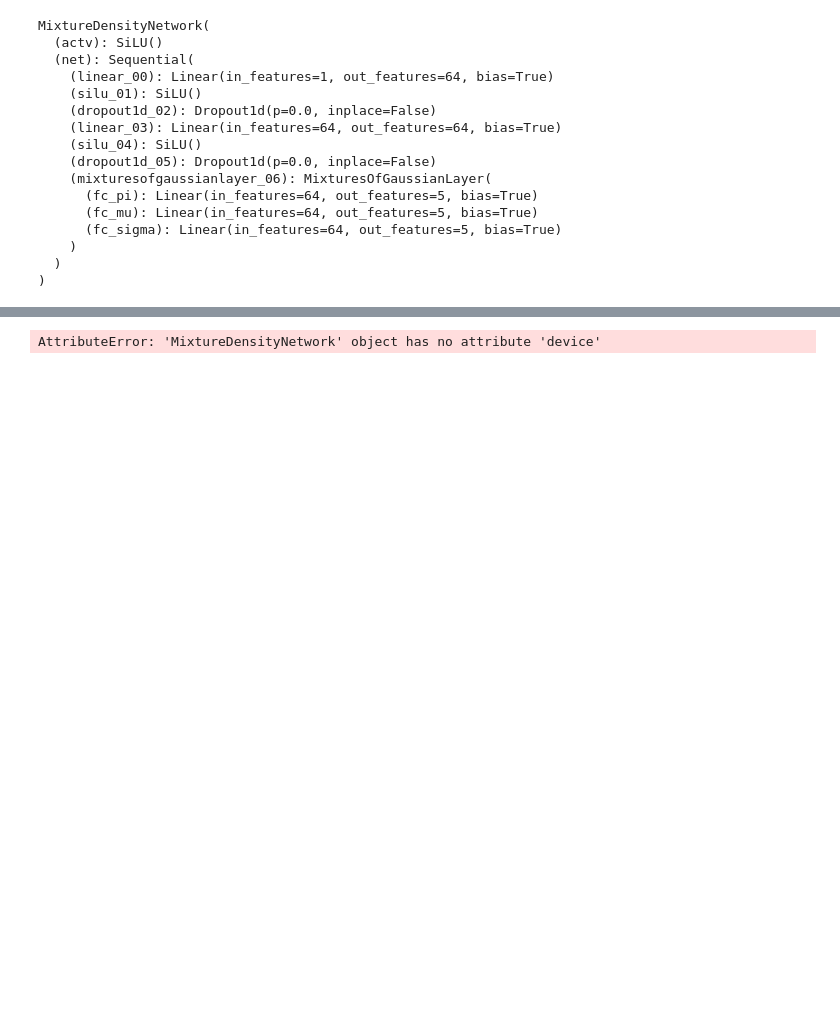
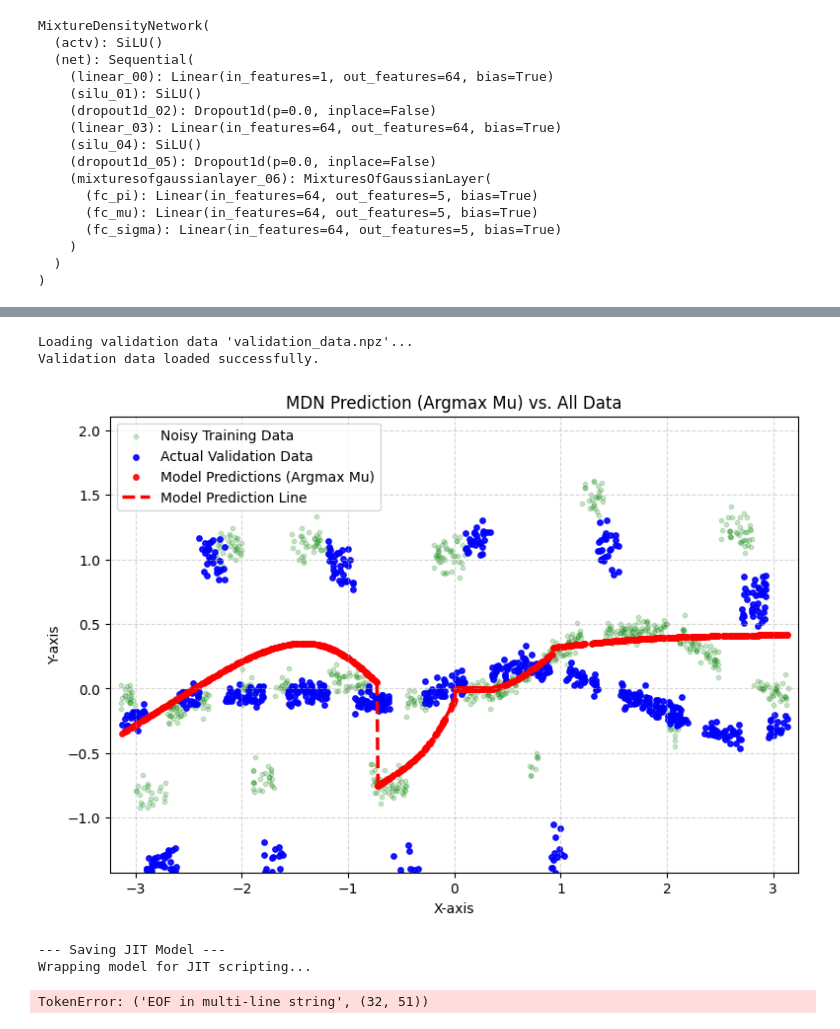
Before and after one commit to baokhanhle123/DL-mid-exam-eval, a Jupyter notebook: 2025012848_test_data.ipynb, the cells around one changed output, grey strips where cells are left out. Saved outputs shown, nothing was run; the diff lists cells and outputs as text; code cells hidden in the pictures; blank space fills up the shorter version.

```diff
--- a/2025012848_test_data.ipynb
+++ b/2025012848_test_data.ipynb
@@ -194,7 +194,74 @@ Start training
 ... (4 outputs left out)
+# %%
+print("Loading validation data 'validation_data.npz'...")
+val_data = np.load('./data2/noisy_data.npz')
+x_val = val_data['x']
+y_val = val_data['y']
+print("Validation data loaded successfully.")
+
+# Prepare validation data (reshape and convert to tensor)
+if x_val.ndim == 1: x_val = x_val.reshape(-1, 1)
+if y_val.ndim == 1: y_val = y_val.reshape(-1, 1)
+
+x_val_tensor = torch.tensor(x_val).float()
+
+# Set model to evaluation mode
+mdn.eval()
+
+# Get model predictions for the validation set
+with torch.no_grad():
+    # 1. Get the full GMM parameters
+    pi_val, mu_val, sigma_val = mdn(x_val_tensor)
+
+    # 2. Get the *most probable* mean (our final prediction)
+    #    This is the key! We are no longer using a single, overfitted output.
+    y_val_pred_tensor = get_argmax_mu(pi_val, mu_val)
+
+# Convert all data back to NumPy for plotting
+y_val_pred_np = th2np(y_val_pred_tensor)
+x_val_np = th2np(x_val_tensor)
+y_val_np = y_val # Already a numpy array
+
+# Create the scatter plot
+plt.figure(figsize=(9, 6))
+
+# Plot the original training data (with noise)
+plt.scatter(x_train, y_train, color='green', label='Noisy Training Data', s=10, alpha=0.2)
+
+# Plot the actual validation data (the "ground truth")
+plt.scatter(x_val_np, y_val_np, color='blue', label='Actual Validation Data', s=15, alpha=0.9)
+
+# Plot the model's predictions (The most probable mean)
+plt.scatter(x_val_np, y_val_pred_np, color='red', label='Model Predictions (Argmax Mu)', s=15, alpha=0.9)
+
+# Plot the prediction line
+sort_indices = np.argsort(x_val_np.squeeze())
+plt.plot(x_val_np[sort_indices], y_val_pred_np[sort_indices], color='red', linestyle='--', linewidth=2.5, label='Model Prediction Line')
+
+plt.title('MDN Prediction (Argmax Mu) vs. All Data')
+plt.xlabel('X-axis')
+plt.ylabel('Y-axis')
+plt.legend()
+plt.grid(True, linestyle='--', alpha=0.5)
+plt.ylim(y_train.min() - 0.5, y_train.max() + 0.5) # Set Y-limits
+plt.xlim(x_train.min() - 0.1, x_train.max() + 0.1) # Set X-limits
+plt.show()
+# %% [output]
+Loading validation data 'validation_data.npz'...
+Validation data loaded successfully.
+[figure, added]
 # %%
-from jit_wrap.py import save_jit_mode
+# exit()
+print("\n--- Saving JIT Model ---")
+# Ensure the 'model/' directory exists
+os.makedirs('../model2', exist_ok=True)
 
-jit
+# Set model to evaluation mode (turns off dropout, etc.)
+mdn.eval()
+JIT_MODEL_PATH = f"../model2/sample.pth"
+# Save the JIT-scripted model
+save_jit_model(mdn, JIT_MODEL_PATH)
 # %% [output]
-AttributeError: 'MixtureDensityNetwork' object has no attribute 'device'
+--- Saving JIT Model ---
+Wrapping model for JIT scripting...
+TokenError: ('EOF in multi-line string', (32, 51))
```
Also changed, not shown: parts of 5 cells of this notebook, 16 other files.
